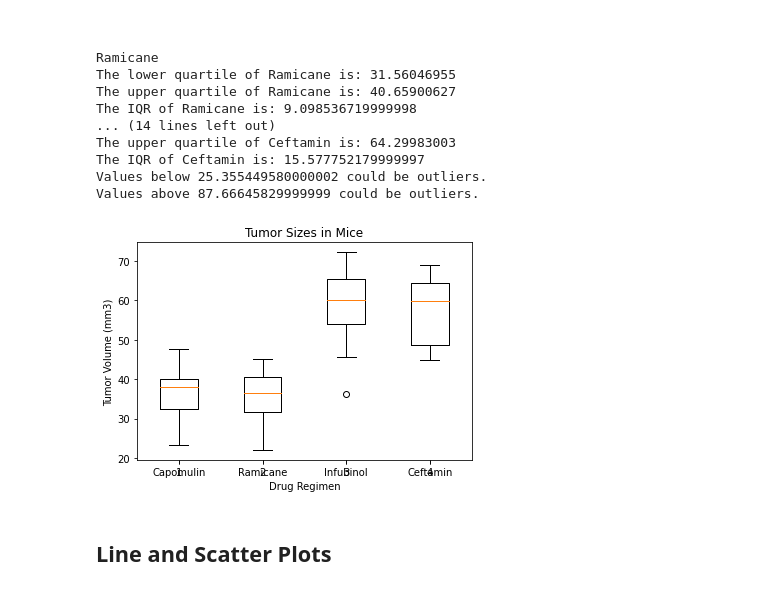
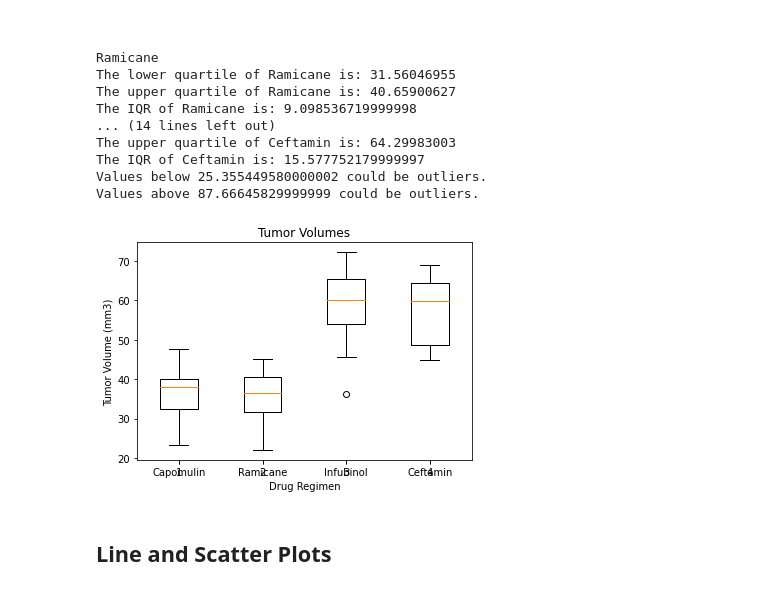
Before and after one commit to Richard-Turnbull/matplotlib-challenge, a Jupyter notebook: pymaceuticals.ipynb, the cells around one changed output. Cells and saved outputs as stored; diff of their text form; code cells hidden in the pictures.

```diff
--- a/pymaceuticals.ipynb
+++ b/pymaceuticals.ipynb
@@ -94,10 +100,10 @@ results_for_dup_mouse_df
 | 12 | g989 | Propriva | Female | 21 | 26 | 35 | 62.570880 | ... |
 # %%
 # Create a clean DataFrame by dropping the duplicate mouse by its ID.
-reduced_mouse_df = mouse_df.loc[mouse_df['Mouse ID'] != 'g989']
+clean_mouse_df = mouse_df.loc[mouse_df['Mouse ID'] != 'g989']
 
-# remove Duplicate_Check column
-reduced_mouse_df = reduced_mouse_df[['Mouse ID', 'Drug Regimen', 'Sex', 'Age_months', 'Weight (g)',
+# Remove Duplicate_Check column
+clean_mouse_df = clean_mouse_df[['Mouse ID', 'Drug Regimen', 'Sex', 'Age_months', 'Weight (g)',
        'Timepoint', 'Tumor Volume (mm3)', 'Metastatic Sites']]
 # %%
 # Checking the number of mice in the clean DataFrame.
@@ -210,12 +249,7 @@ plt.savefig("Images/pyplot_pie_chart.png")
 # Capomulin, Ramicane, Infubinol, and Ceftamin
 
 # Start by getting the last (greatest) timepoint for each mouse
-max_timepoint_df = pd.DataFrame(reduced_mouse_df.groupby(["Mouse ID"])["Timepoint"].max())
+last_timepoint_df = pd.DataFrame(clean_mouse_df.groupby(["Mouse ID"])["Timepoint"].max())
 
 # Merge this group df with the original dataframe to get the tumor volume at the last timepoint
-merged_tp_df = pd.merge(reduced_mouse_df, max_timepoint_df, on=["Mouse ID", "Timepoint"],how="inner")
-
-# Keep only data for Capomulin, Ramicane, Infubinol, and Ceftamin treatments
-selected_treatments = merged_tp_df.loc[merged_tp_df["Drug Regimen"].isin(["Capomulin", "Ramicane", "Infubinol", "Ceftamin"])]
-selected_treatments = selected_treatments.set_index(["Drug Regimen"])
-selected_treatments
+merged_timepoint_df = pd.merge(clean_mouse_df, last_timepoint_df, on=["Mouse ID", "Timepoint"],how="inner")
@@ -239,12 +258,12 @@ selected_treatments
 treatment_list = ["Capomulin", "Ramicane", "Infubinol", "Ceftamin"]
 
 # Create empty list to fill with tumor vol data (for plotting)
-tumor_vol_list = []
+tumor_volume_list = []
 
 # Loop through to store tumor volume
 for drug in treatment_list:
-    vol = merged_tp_df.loc[merged_tp_df["Drug Regimen"] == drug, 'Tumor Volume (mm3)']
-    tumor_vol_list.append(vol)
+    vol = merged_timepoint_df.loc[merged_timepoint_df["Drug Regimen"] == drug, 'Tumor Volume (mm3)']
+    tumor_volume_list.append(vol)
 
     # Calculate the IQR and quantitatively determine if there are any potential outliers.
     quartiles = vol.quantile([.25, .5, .75])
@@ -283,14 +302,24 @@ Values below 25.355449580000002 could be outliers.
 Values above 87.66645829999999 could be outliers.
 # %%
 # Generate a box plot of the final tumor volume of each mouse across four regimens of interest
+
+# Create subplot based on treatments in treatment list
 treatment_list, ax1 = plt.subplots()
-ax1.set_title("Tumor Sizes in Mice")
+
+# Set plot and axis titles
+ax1.set_title("Tumor Volumes")
 ax1.set_ylabel("Tumor Volume (mm3)")
 ax1.set_xlabel("Drug Regimen")
+
+# Add tick labels on x-axis
 plt.xticks([1, 2, 3, 4], ["Capomulin", "Ramicane", "Infubinol", "Ceftamin"])
-ax1.boxplot(tumor_vol_list);
+
+# Create boxplot showing tumor volumes for each treatment
+ax1.boxplot(tumor_volume_list);
+
+# Save to Images folder
 plt.savefig("Images/box_plot.png")
 # %% [output]
-[figure, old version]
+[figure, new version]
 # %% [markdown]
 ## Line and Scatter Plots
```
Also changed, not shown: parts of 18 cells of this notebook, 5 other files.
